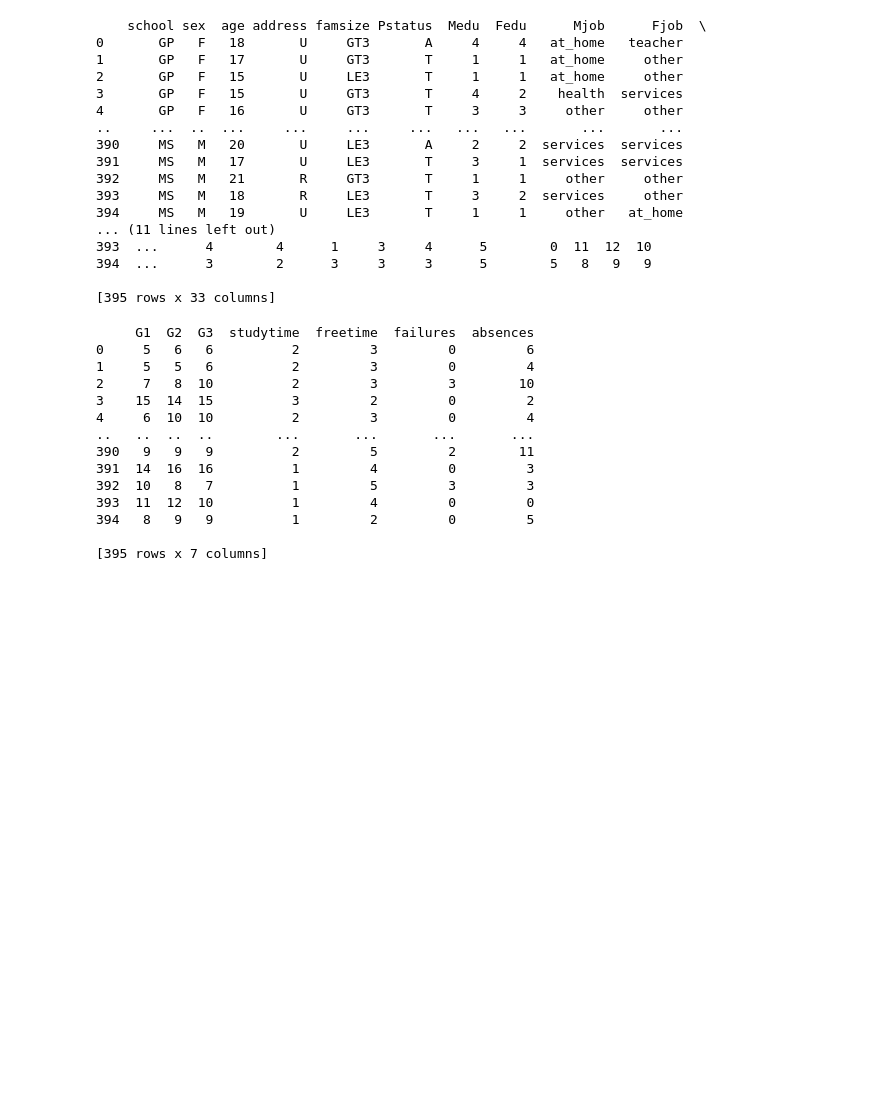
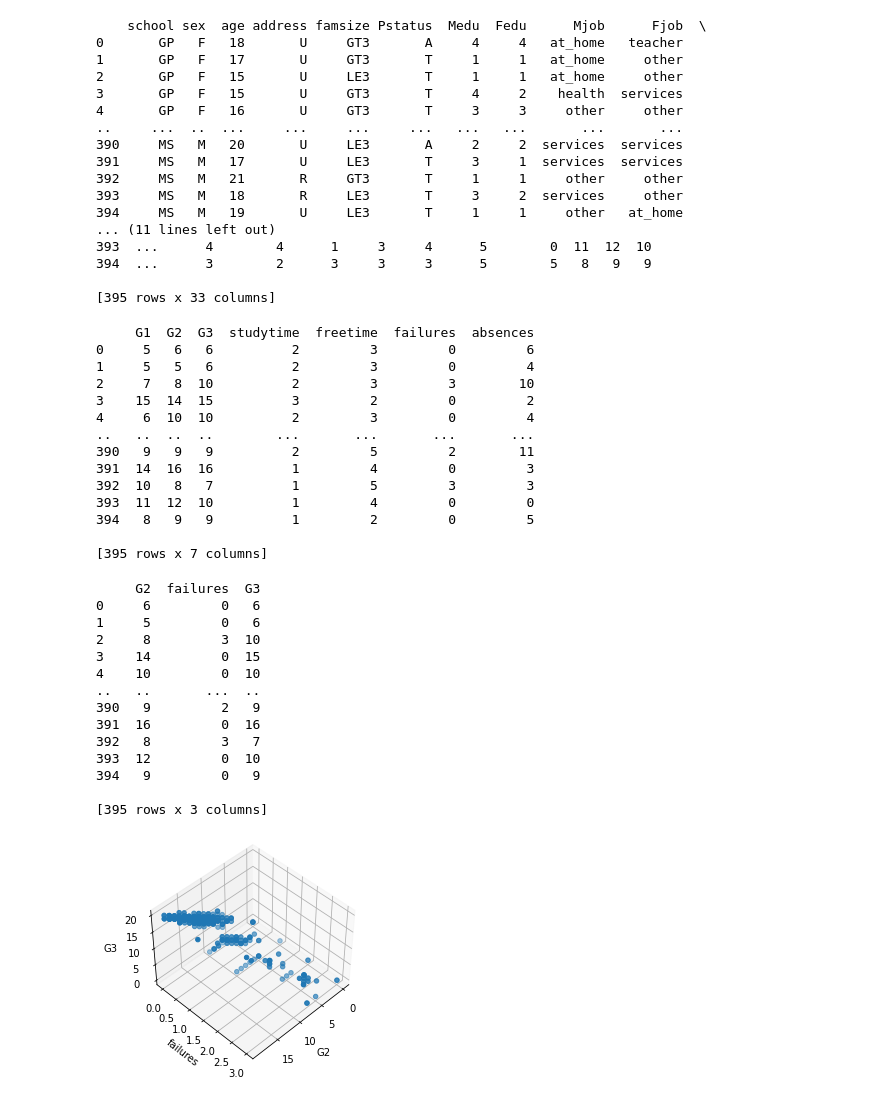
Before and after one commit to ezenico/Students-Grade-prediction, a Jupyter notebook: main.ipynb, the cells around one changed output. Saved outputs shown, nothing was run; the diff lists cells and outputs as text; code cells hidden in the pictures; blank space fills up the shorter version.

Commit message:
Data representation with a 3D plot and matplotlib

```diff
--- a/main.ipynb
+++ b/main.ipynb
@@ -65,6 +66,39 @@ x = np.array(data.drop(predict,axis=1))
 y = np.array(data[predict])
 
 x_train, x_test, y_train, y_test = sklearn.model_selection.train_test_split(x,y, test_size= 0.2)
+# %%
+# Plot of the data
+
+fig = plt.figure()
+ax = fig.add_subplot(projection='3d')
+
+ax.set_xlabel('G2')
+ax.set_ylabel('failures')
+ax.set_zlabel('G3')
+
+data_plot = data[["G2", "failures", "G3"]]
+print(data_plot)
+
+ax.scatter(data_plot["G2"], data_plot["failures"], data_plot["G3"])
+ax.view_init(45,45)
+
+#for G1, failures, G3 in data_plot:
+# %% [output]
+     G2  failures  G3
+0     6         0   6
+1     5         0   6
+2     8         3  10
+3    14         0  15
+4    10         0  10
+..   ..       ...  ..
+390   9         2   9
+391  16         0  16
+392   8         3   7
+393  12         0  10
+394   9         0   9
+
+[395 rows x 3 columns]
+[figure, added]
 # %%
 # Linear Regression method applied
 
```
Also changed, not shown: parts of 3 cells of this notebook.
